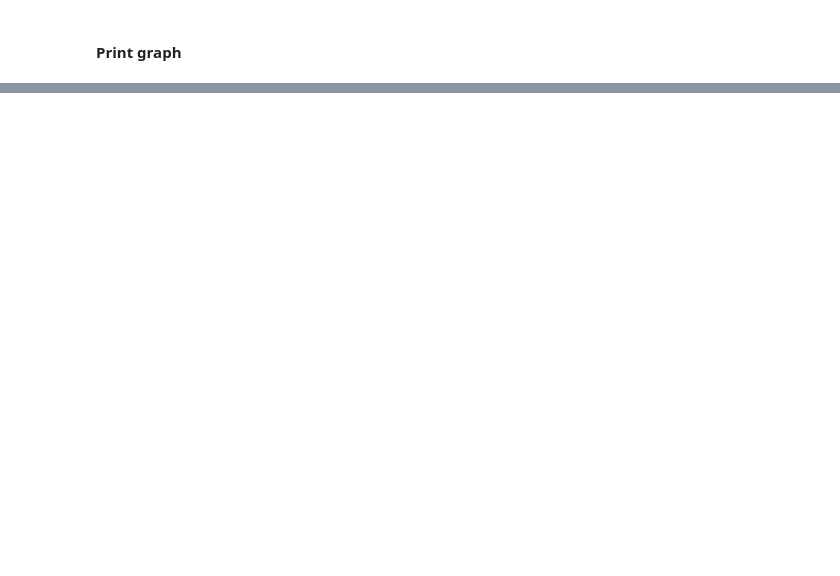
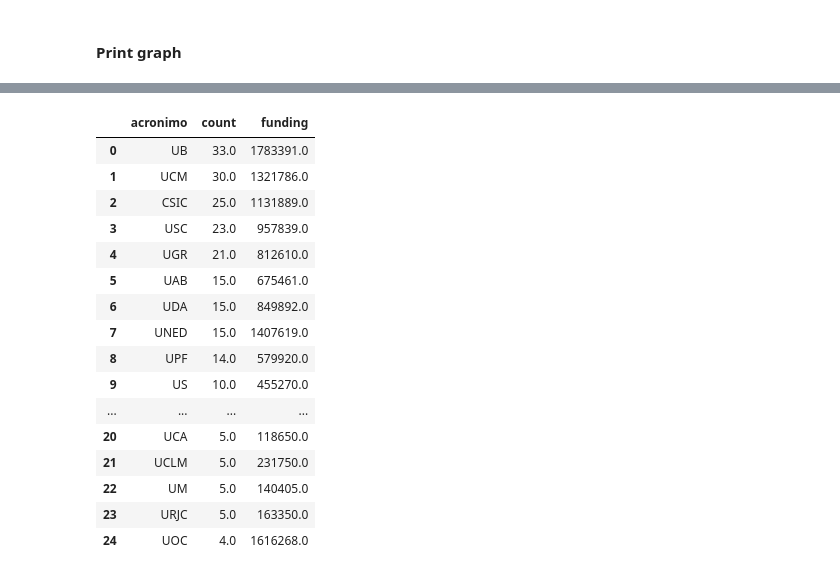
Before and after one commit to linhd-postdata/desir, a Jupyter notebook: Fig15. Scatter plot.ipynb, the cells around one changed output, grey strips where cells are left out. Saved outputs shown, nothing was run; the diff lists cells and outputs as text; code cells hidden in the pictures; blank space fills up the shorter version.

```diff
--- a/Fig15. Scatter plot.ipynb
+++ b/Fig15. Scatter plot.ipynb
@@ -77,0 +100,20 @@ plt.show()
+# %%
+df
+# %% [output]
+|  | acronimo | count | funding |
+| 0 | UB | 33.0 | 1783391.0 |
+| 1 | UCM | 30.0 | 1321786.0 |
+| 2 | CSIC | 25.0 | 1131889.0 |
+| 3 | USC | 23.0 | 957839.0 |
+| 4 | UGR | 21.0 | 812610.0 |
+| 5 | UAB | 15.0 | 675461.0 |
+| 6 | UDA | 15.0 | 849892.0 |
+| 7 | UNED | 15.0 | 1407619.0 |
+| 8 | UPF | 14.0 | 579920.0 |
+| 9 | US | 10.0 | 455270.0 |
+| ... | ... | ... | ... |
+| 20 | UCA | 5.0 | 118650.0 |
+| 21 | UCLM | 5.0 | 231750.0 |
+| 22 | UM | 5.0 | 140405.0 |
+| 23 | URJC | 5.0 | 163350.0 |
+| 24 | UOC | 4.0 | 1616268.0 |
```
Also changed, not shown: parts of 4 cells of this notebook, 1 other file.
